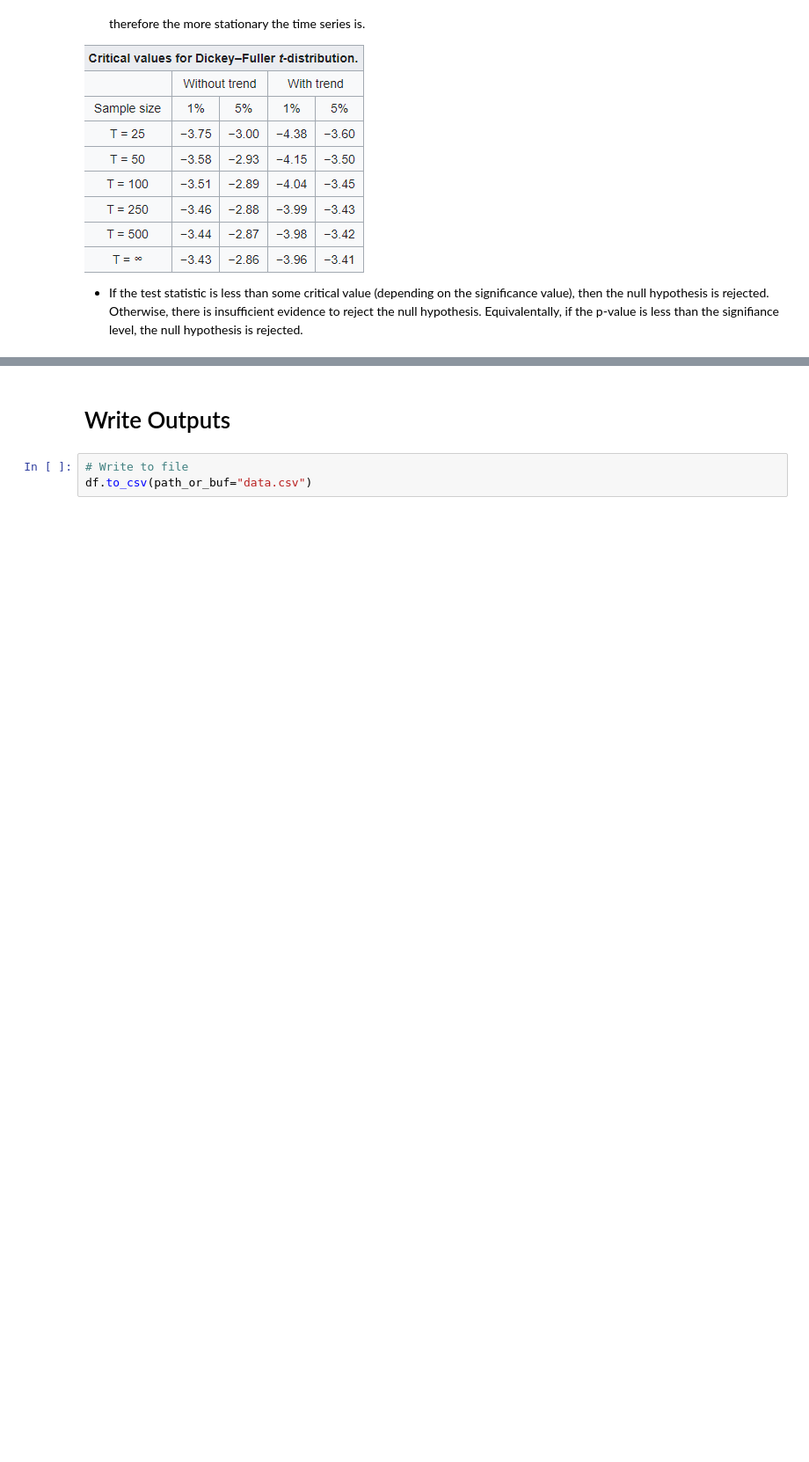
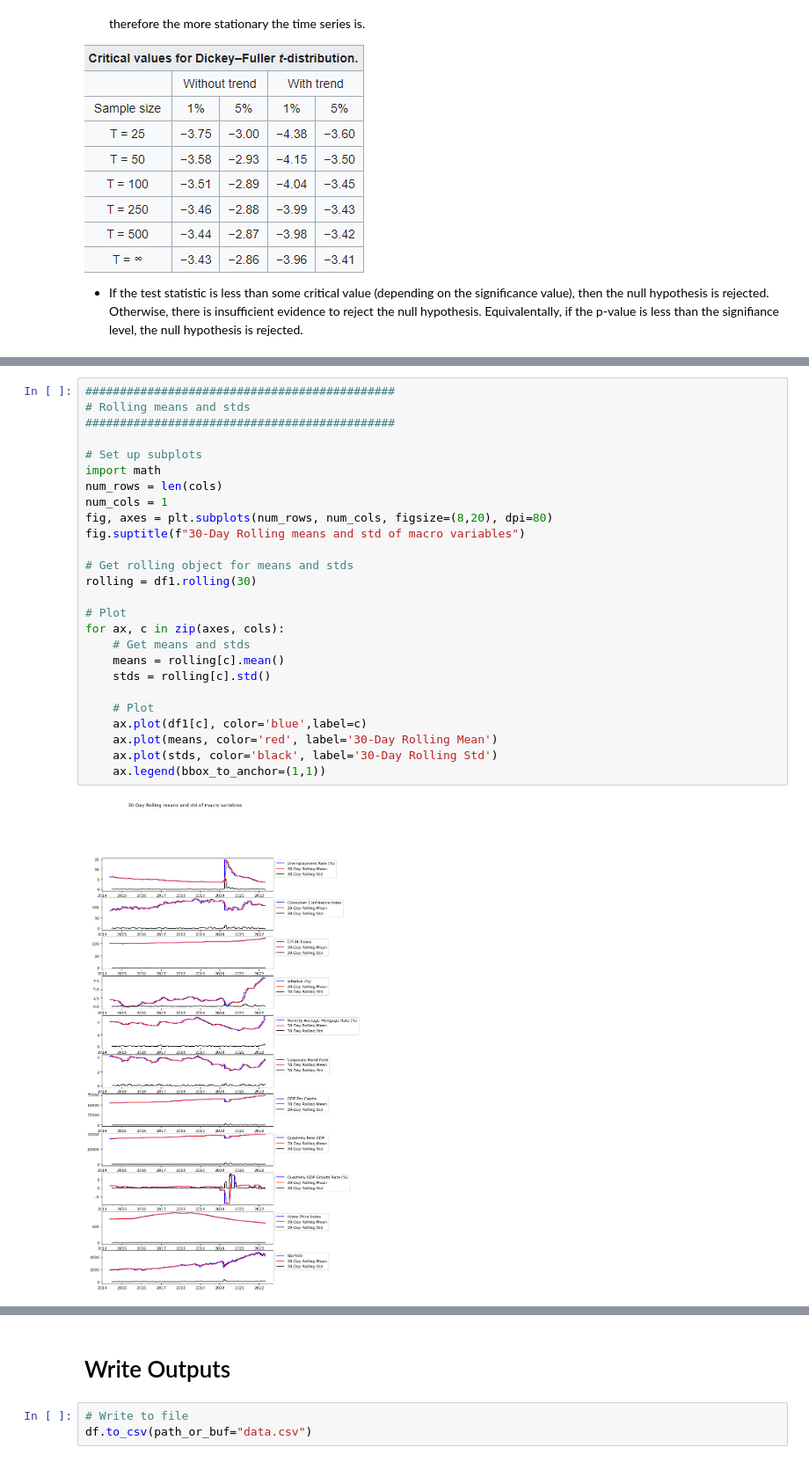
Before and after one commit to ed-churchill/ibm-ml-certificate, a Jupyter notebook: ibm-classification-eda.ipynb, the cells around one changed output, grey strips where cells are left out. Shown at 88% size. Saved outputs shown, nothing was run; the diff lists cells and outputs as text; blank space fills up the shorter version.

```diff
--- a/ibm-classification-eda.ipynb
+++ b/ibm-classification-eda.ipynb
@@ -536,0 +577,28 @@ results
+# %%
+#############################################
+# Rolling means and stds
+#############################################
+
+# Set up subplots
+import math
+num_rows = len(cols)
+num_cols = 1
+fig, axes = plt.subplots(num_rows, num_cols, figsize=(8,20), dpi=80)
+fig.suptitle(f"30-Day Rolling means and std of macro variables")
+
+# Get rolling object for means and stds
+rolling = df1.rolling(30)
+
+# Plot
+for ax, c in zip(axes, cols):
+    # Get means and stds
+    means = rolling[c].mean()
+    stds = rolling[c].std()
+
+    # Plot
+    ax.plot(df1[c], color='blue',label=c)
+    ax.plot(means, color='red', label='30-Day Rolling Mean')
+    ax.plot(stds, color='black', label='30-Day Rolling Std')
+    ax.legend(bbox_to_anchor=(1,1))
+# %% [output]
+[figure, added]
```
Also changed, not shown: parts of 11 cells of this notebook.
